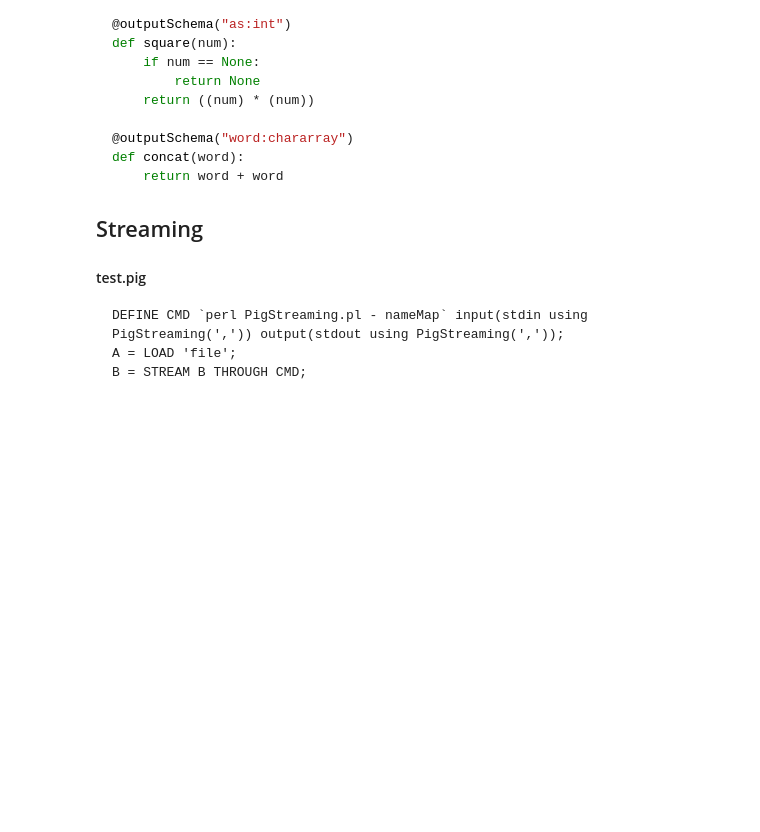
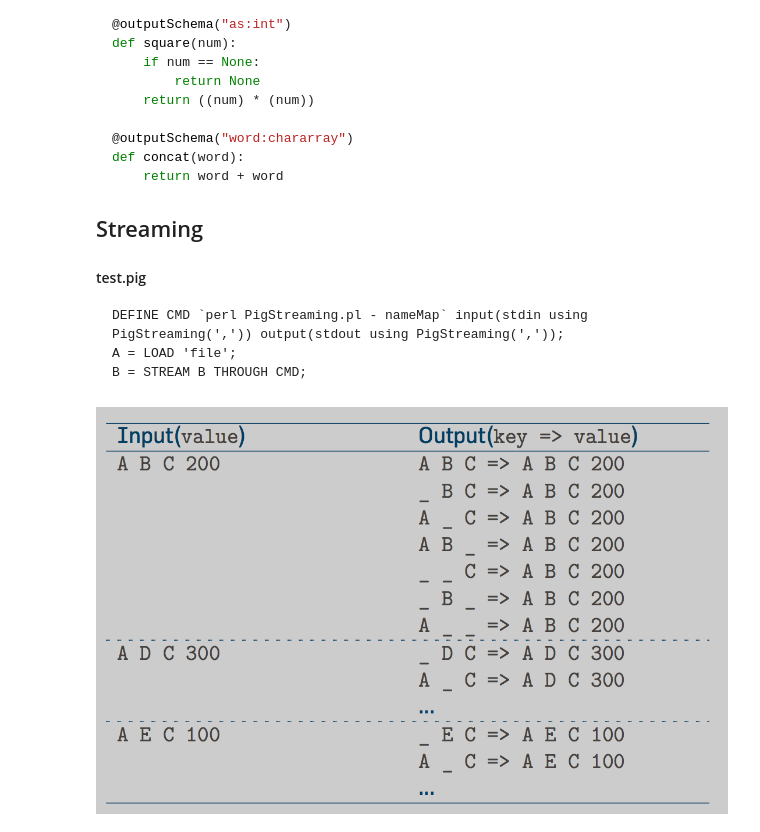
Before and after one commit to d2207197/FJU-mapreduce-talk, a Jupyter notebook: talk2.ipynb, the cells around one changed output. Drawn from its saved outputs; the diff is of its cells as text; code cells hidden in the pictures; blank space fills up the shorter version.

Commit message:
linggle 範例與練習

```diff
--- a/talk2.ipynb
+++ b/talk2.ipynb
@@ -191,3 +191,7 @@ DEFINE CMD `perl PigStreaming.pl - nameMap` input(stdin using PigStreaming(','))
 A = LOAD 'file';
 B = STREAM B THROUGH CMD;
 ~~~
+# %%
+Image('images/linggle-mapper.png')
+# %% [output]
+[figure, added]
```
Also changed, not shown: parts of 10 cells of this notebook.
